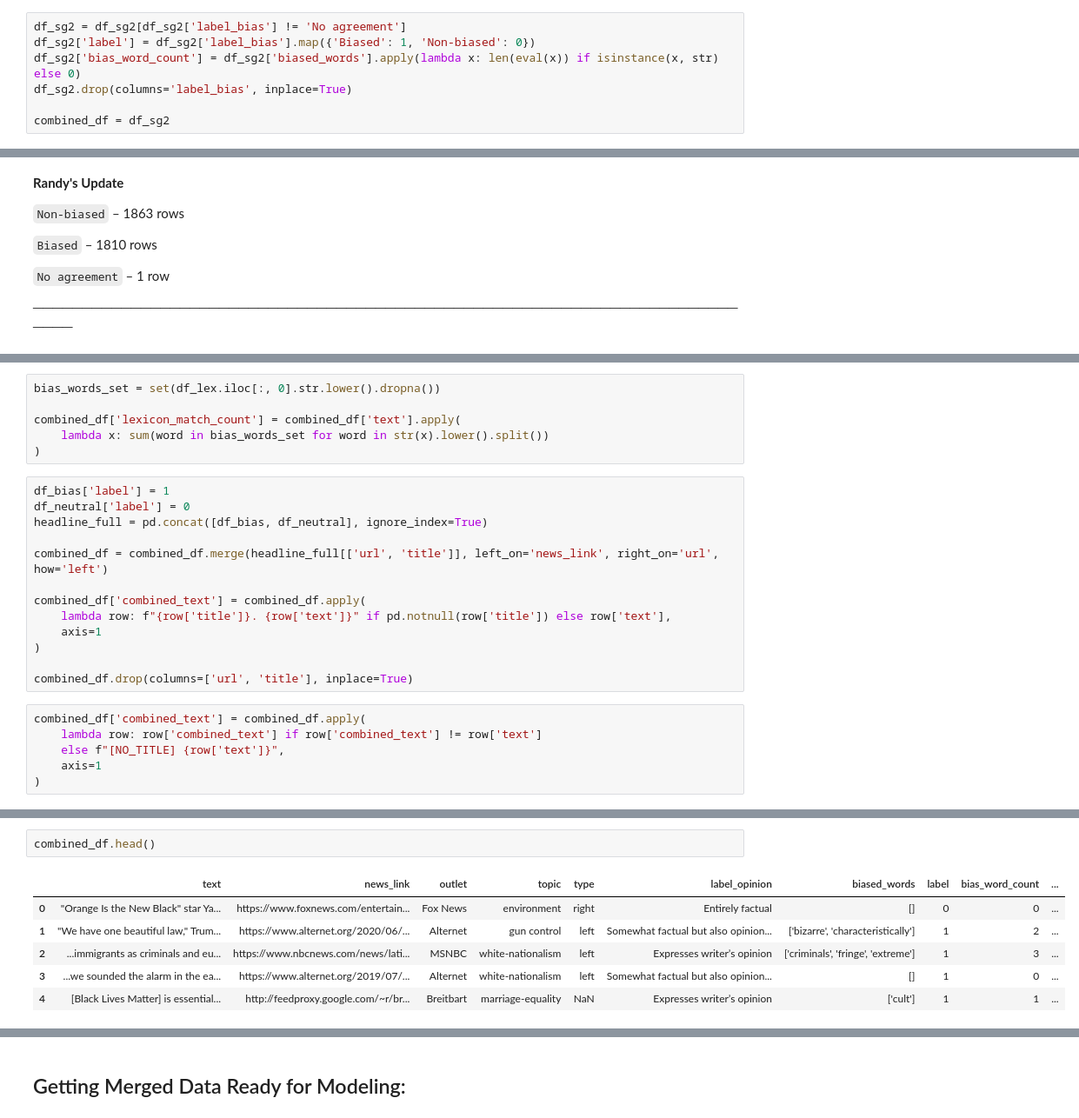
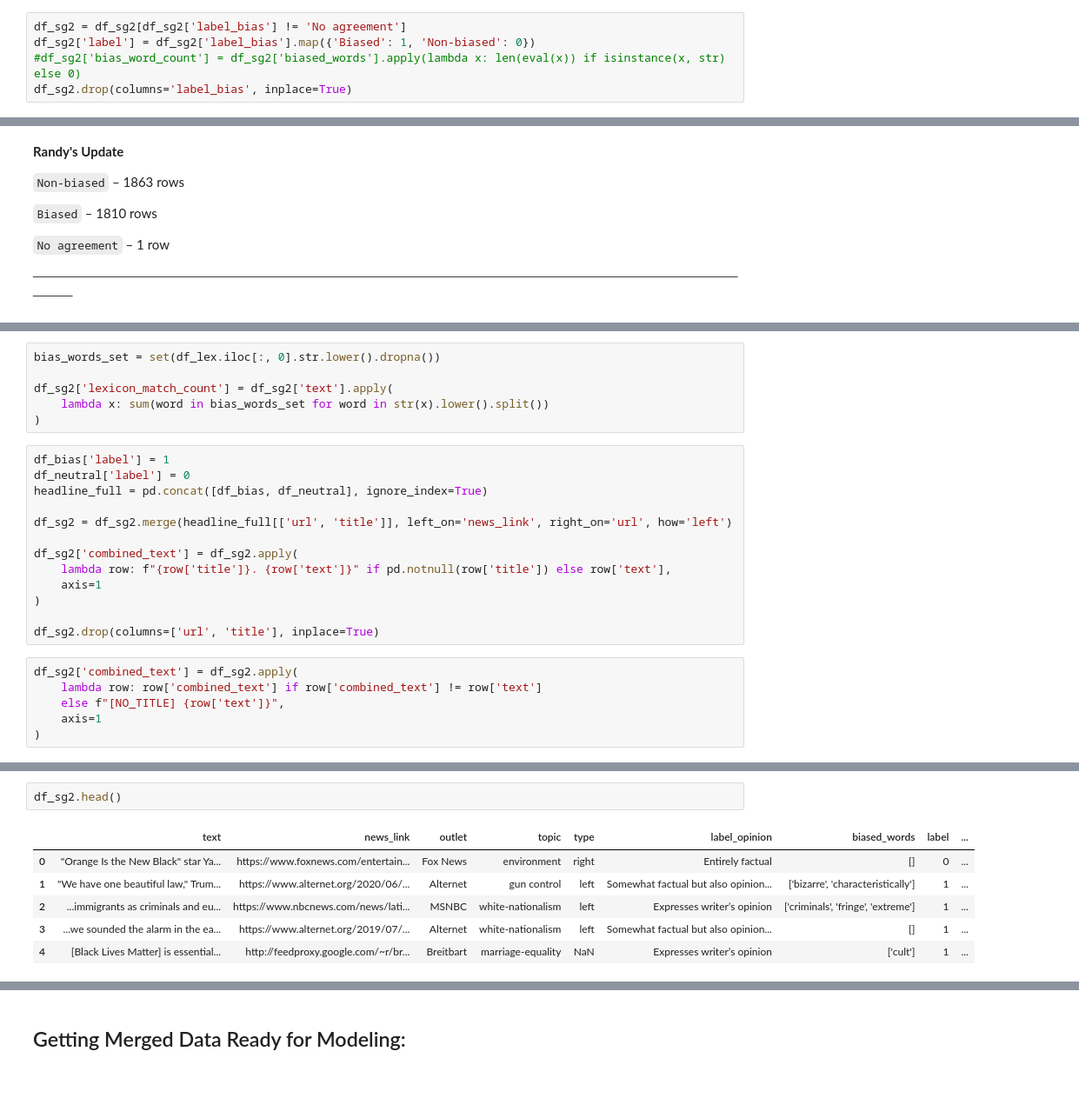
Before and after one commit to kenklabnik/wikipedia-bias-detection, a Jupyter notebook: notebooks/randy_bias_analysis.ipynb, the cells around one changed output, grey strips where cells are left out. Shown at 87% size. Drawn from its saved outputs; the diff is of its cells as text; blank space fills up the shorter version.

Commit message:
Cleaned up imports, deleted combined_df and bias_word_count, redefined bias score to use probabilities, and added some more EDA and examples.

```diff
--- a/notebooks/randy_bias_analysis.ipynb
+++ b/notebooks/randy_bias_analysis.ipynb
@@ -104,10 +98,8 @@ Name: count, dtype: int64
 # %%
 df_sg2 = df_sg2[df_sg2['label_bias'] != 'No agreement']
 df_sg2['label'] = df_sg2['label_bias'].map({'Biased': 1, 'Non-biased': 0})
-df_sg2['bias_word_count'] = df_sg2['biased_words'].apply(lambda x: len(eval(x)) if isinstance(x, str) else 0)
+#df_sg2['bias_word_count'] = df_sg2['biased_words'].apply(lambda x: len(eval(x)) if isinstance(x, str) else 0)
 df_sg2.drop(columns='label_bias', inplace=True)
-
-combined_df = df_sg2
 # %% [markdown]
 ────────────────────────────────────────────────────────────────────────────
 
@@ -145,7 +137,7 @@ Name: count, dtype: int64
 # %%
 bias_words_set = set(df_lex.iloc[:, 0].str.lower().dropna())
 
-combined_df['lexicon_match_count'] = combined_df['text'].apply(
+df_sg2['lexicon_match_count'] = df_sg2['text'].apply(
     lambda x: sum(word in bias_words_set for word in str(x).lower().split())
 )
 # %%
@@ -153,16 +145,16 @@ df_bias['label'] = 1
 df_neutral['label'] = 0
 headline_full = pd.concat([df_bias, df_neutral], ignore_index=True)
 
-combined_df = combined_df.merge(headline_full[['url', 'title']], left_on='news_link', right_on='url', how='left')
+df_sg2 = df_sg2.merge(headline_full[['url', 'title']], left_on='news_link', right_on='url', how='left')
 
-combined_df['combined_text'] = combined_df.apply(
+df_sg2['combined_text'] = df_sg2.apply(
     lambda row: f"{row['title']}. {row['text']}" if pd.notnull(row['title']) else row['text'],
     axis=1
 )
 
-combined_df.drop(columns=['url', 'title'], inplace=True)
+df_sg2.drop(columns=['url', 'title'], inplace=True)
 # %%
-combined_df['combined_text'] = combined_df.apply(
+df_sg2['combined_text'] = df_sg2.apply(
     lambda row: row['combined_text'] if row['combined_text'] != row['text']
     else f"[NO_TITLE] {row['text']}",
     axis=1
@@ -199,9 +199,9 @@ The final result is a rich dataset where each row has:
 # %%
-combined_df.head()
+df_sg2.head()
 # %% [output]
-|  | text | news_link | outlet | topic | type | label_opinion | biased_words | label | bias_word_count | ... |
-| 0 | "Orange Is the New Black" star Ya... | https://www.foxnews.com/entertain... | Fox News | environment | right | Entirely factual | [] | 0 | 0 | ... |
-| 1 | "We have one beautiful law," Trum... | https://www.alternet.org/2020/06/... | Alternet | gun control | left | Somewhat factual but also opinion... | ['bizarre', 'characteristically'] | 1 | 2 | ... |
-| 2 | ...immigrants as criminals and eu... | https://www.nbcnews.com/news/lati... | MSNBC | white-nationalism | left | Expresses writer’s opinion | ['criminals', 'fringe', 'extreme'] | 1 | 3 | ... |
-| 3 | ...we sounded the alarm in the ea... | https://www.alternet.org/2019/07/... | Alternet | white-nationalism | left | Somewhat factual but also opinion... | [] | 1 | 0 | ... |
-| 4 | [Black Lives Matter] is essential... | http://feedproxy.google.com/~r/br... | Breitbart | marriage-equality | NaN | Expresses writer’s opinion | ['cult'] | 1 | 1 | ... |
+|  | text | news_link | outlet | topic | type | label_opinion | biased_words | label | ... |
+| 0 | "Orange Is the New Black" star Ya... | https://www.foxnews.com/entertain... | Fox News | environment | right | Entirely factual | [] | 0 | ... |
+| 1 | "We have one beautiful law," Trum... | https://www.alternet.org/2020/06/... | Alternet | gun control | left | Somewhat factual but also opinion... | ['bizarre', 'characteristically'] | 1 | ... |
+| 2 | ...immigrants as criminals and eu... | https://www.nbcnews.com/news/lati... | MSNBC | white-nationalism | left | Expresses writer’s opinion | ['criminals', 'fringe', 'extreme'] | 1 | ... |
+| 3 | ...we sounded the alarm in the ea... | https://www.alternet.org/2019/07/... | Alternet | white-nationalism | left | Somewhat factual but also opinion... | [] | 1 | ... |
+| 4 | [Black Lives Matter] is essential... | http://feedproxy.google.com/~r/br... | Breitbart | marriage-equality | NaN | Expresses writer’s opinion | ['cult'] | 1 | ... |
```
Also changed, not shown: parts of 117 cells of this notebook.
